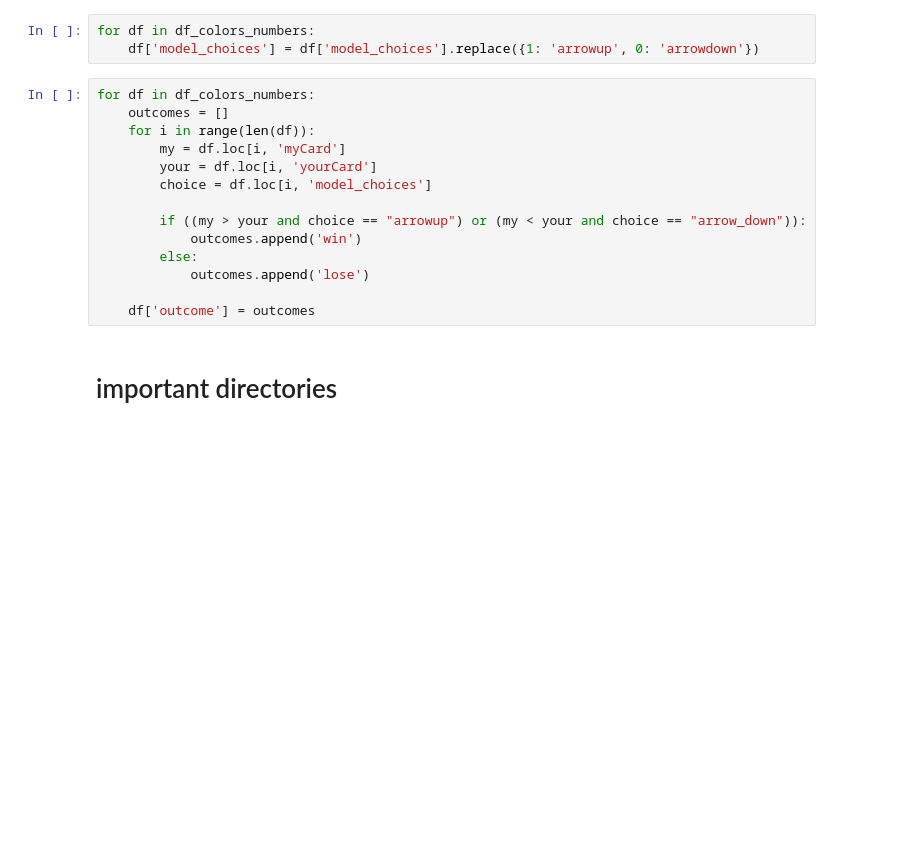
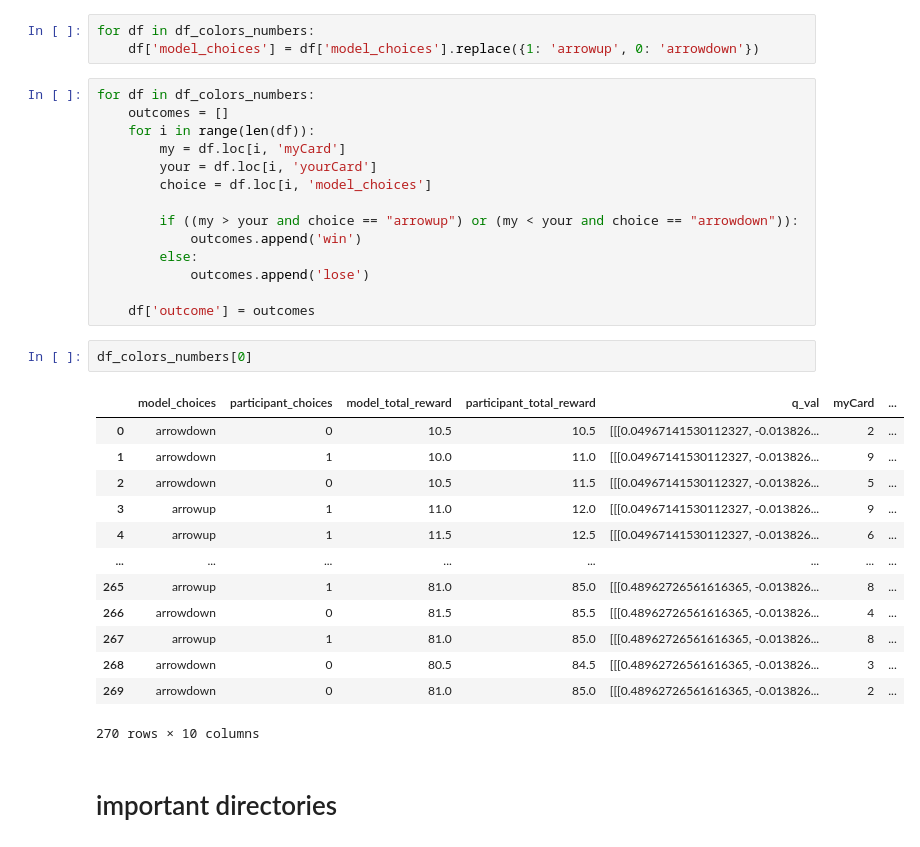
Before and after one commit to NiloufarShahdoustU/starling_RL_agent_epileptic, a Jupyter notebook: 27_RL_agent_TD_learn_q_table_policy_both_param_recovery_softmax.ipynb, the cells around one changed output. Saved outputs shown, nothing was run; the diff lists cells and outputs as text; blank space fills up the shorter version.

```diff
--- a/27_RL_agent_TD_learn_q_table_policy_both_param_recovery_softmax.ipynb
+++ b/27_RL_agent_TD_learn_q_table_policy_both_param_recovery_softmax.ipynb
@@ -87,12 +89,28 @@ for df in df_colors_numbers:
         your = df.loc[i, 'yourCard']
         choice = df.loc[i, 'model_choices']
 
-        if ((my > your and choice == "arrowup") or (my < your and choice == "arrow_down")):
+        if ((my > your and choice == "arrowup") or (my < your and choice == "arrowdown")):
             outcomes.append('win')
         else:
             outcomes.append('lose')
 
     df['outcome'] = outcomes
+# %%
+df_colors_numbers[0]
+# %% [output]
+|  | model_choices | participant_choices | model_total_reward | participant_total_reward | q_val | myCard | ... |
+| 0 | arrowdown | 0 | 10.5 | 10.5 | [[[0.04967141530112327, -0.013826... | 2 | ... |
+| 1 | arrowdown | 1 | 10.0 | 11.0 | [[[0.04967141530112327, -0.013826... | 9 | ... |
+| 2 | arrowdown | 0 | 10.5 | 11.5 | [[[0.04967141530112327, -0.013826... | 5 | ... |
+| 3 | arrowup | 1 | 11.0 | 12.0 | [[[0.04967141530112327, -0.013826... | 9 | ... |
+| 4 | arrowup | 1 | 11.5 | 12.5 | [[[0.04967141530112327, -0.013826... | 6 | ... |
+| ... | ... | ... | ... | ... | ... | ... | ... |
+| 265 | arrowup | 1 | 81.0 | 85.0 | [[[0.48962726561616365, -0.013826... | 8 | ... |
+| 266 | arrowdown | 0 | 81.5 | 85.5 | [[[0.48962726561616365, -0.013826... | 4 | ... |
+| 267 | arrowup | 1 | 81.0 | 85.0 | [[[0.48962726561616365, -0.013826... | 8 | ... |
+| 268 | arrowdown | 0 | 80.5 | 84.5 | [[[0.48962726561616365, -0.013826... | 3 | ... |
+| 269 | arrowdown | 0 | 81.0 | 85.0 | [[[0.48962726561616365, -0.013826... | 2 | ... |
+270 rows × 10 columns
 # %% [markdown]
 # important directories
 # %%
```
Also changed, not shown: parts of 8 cells of this notebook, 9 other files.
